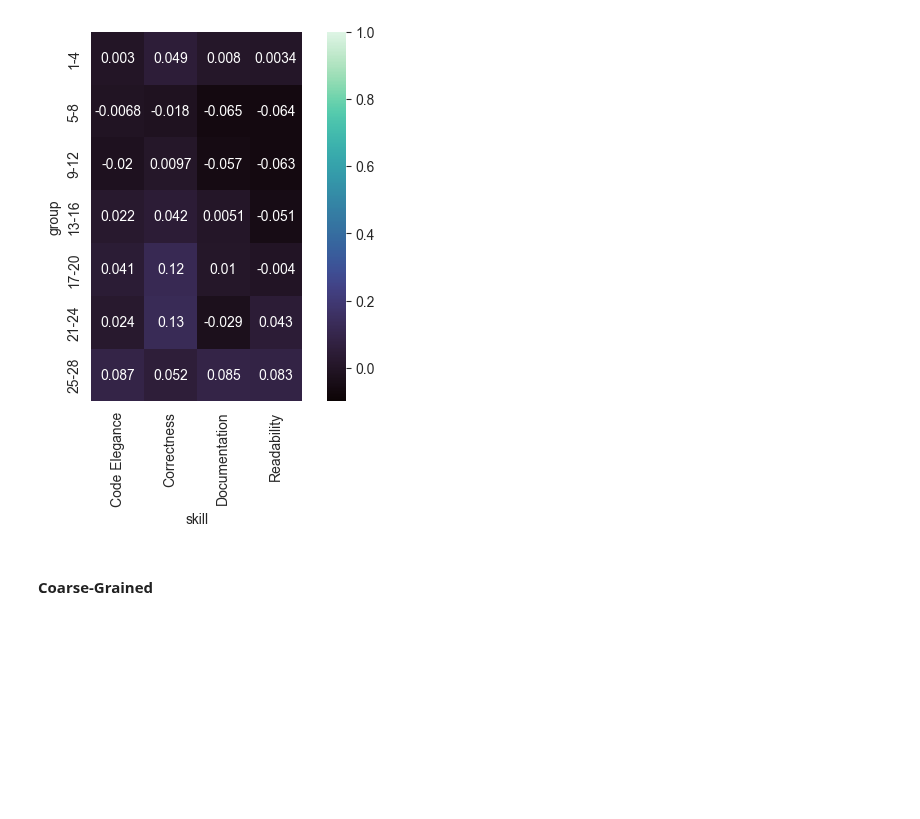
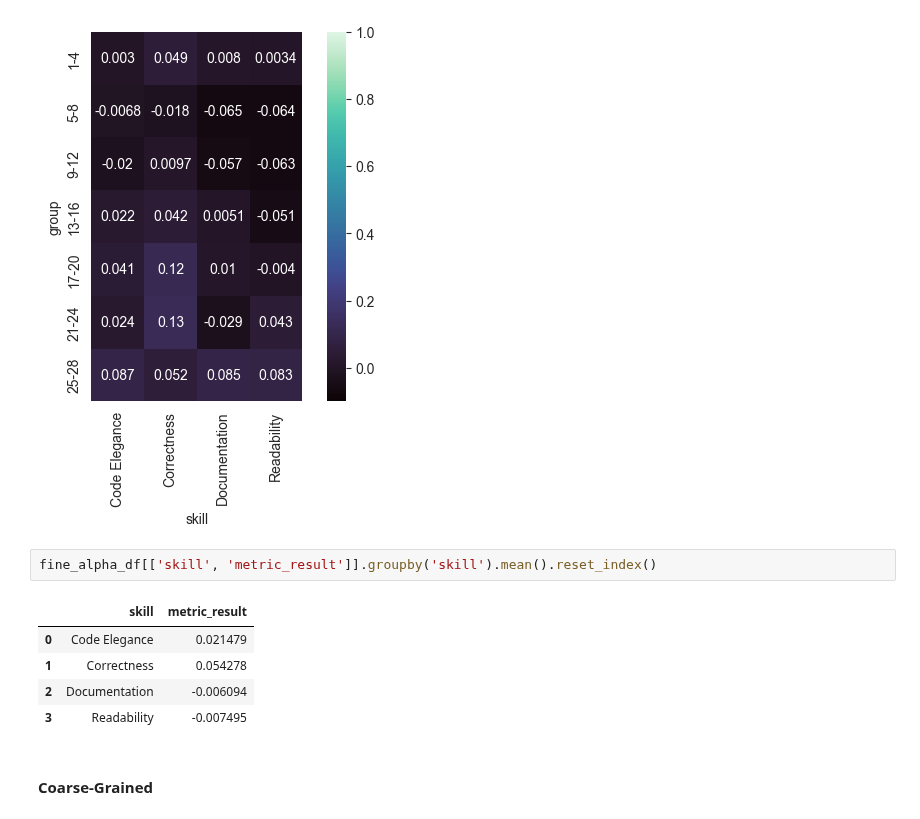
Before and after one commit to m-messer/Consistency_In_Grading_Analysis, a Jupyter notebook: grades_analysis.ipynb, the cells around one changed output. Cells and saved outputs as stored; diff of their text form; blank space fills up the shorter version.

```diff
--- a/grades_analysis.ipynb
+++ b/grades_analysis.ipynb
@@ -332,6 +332,14 @@ fine_alpha_df
 plot_heatmap(fine_alpha_df, 'krippendorrf_fine')
 # %% [output]
 [figure]
+# %%
+fine_alpha_df[['skill', 'metric_result']].groupby('skill').mean().reset_index()
+# %% [output]
+|  | skill | metric_result |
+| 0 | Code Elegance | 0.021479 |
+| 1 | Correctness | 0.054278 |
+| 2 | Documentation | -0.006094 |
+| 3 | Readability | -0.007495 |
 # %% [markdown]
 #### Coarse-Grained
 # %%
```
Also changed, not shown: parts of 18 cells of this notebook.
